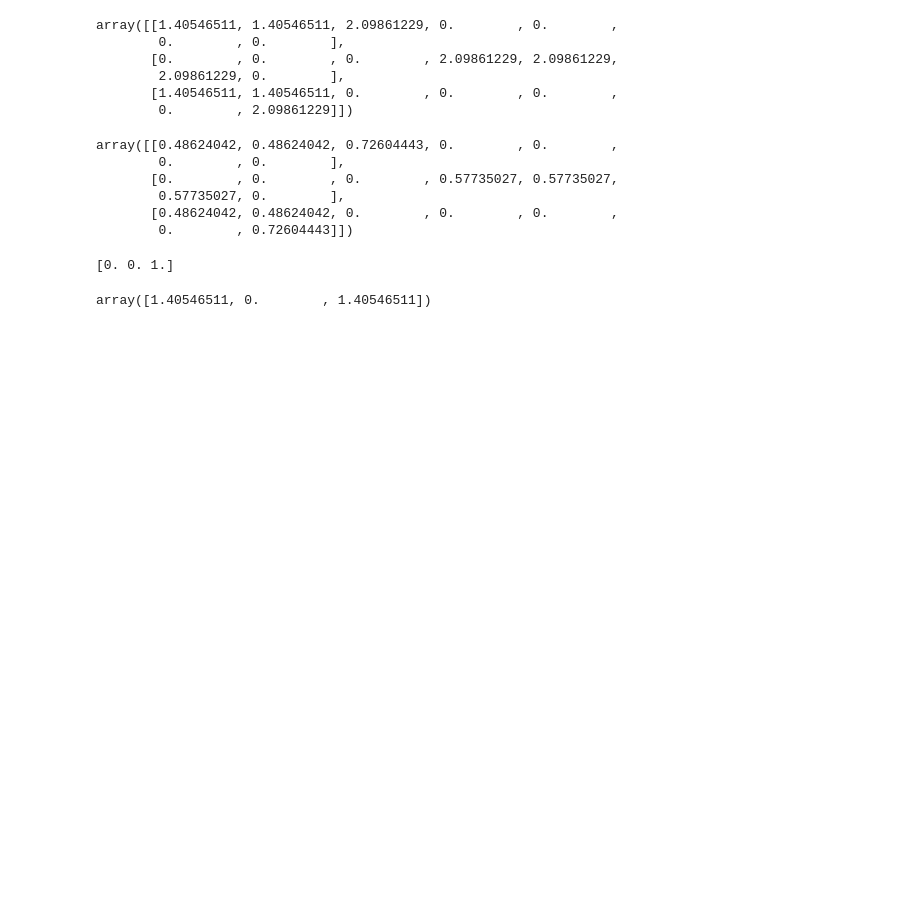
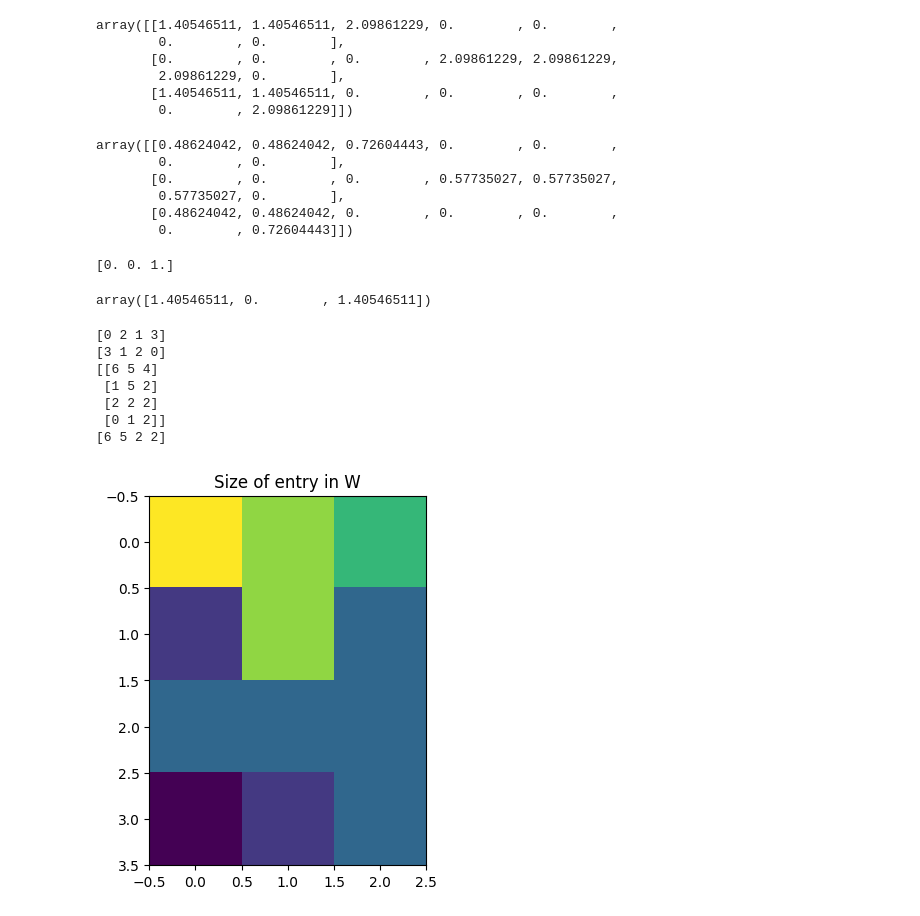
Before and after one commit to DAAAAMNSocialJustice/disruptjmm, a Jupyter notebook: nmf.ipynb, the cells around one changed output. Cells and saved outputs as stored; diff of their text form; code cells hidden in the pictures; blank space fills up the shorter version.

```diff
--- a/nmf.ipynb
+++ b/nmf.ipynb
@@ -279,3 +302,29 @@ print(Rachel2)
 # %%
 # %% [output]
 array([1.40546511, 0.        , 1.40546511])
+# %%
+Wtest = np.array([[0,1,2],[1,5,2],[2,2,2],[6,5,4]])
+
+sorted_indices_smalltolargetest = np.argsort(Wtest.max(axis=1))
+print(sorted_indices_smalltolargetest)
+sorted_indicestest = Wtest.shape[0]-sorted_indices_smalltolargetest-1
+print(sorted_indicestest)
+sorted_matrixtest = Wtest[sorted_indicestest]
+print(sorted_matrixtest)
+print(sorted_matrixtest.max(axis=1))
+fig, ax = plt.subplots()
+im = ax.imshow(sorted_matrixtest[:,:])
+
+#ax.set_yticks(names[0:50])
+
+ax.set_title("Size of entry in W")
+plt.show()
+# %% [output]
+[0 2 1 3]
+[3 1 2 0]
+[[6 5 4]
+ [1 5 2]
+ [2 2 2]
+ [0 1 2]]
+[6 5 2 2]
+[figure, added]
```
Also changed, not shown: parts of 5 cells of this notebook.
